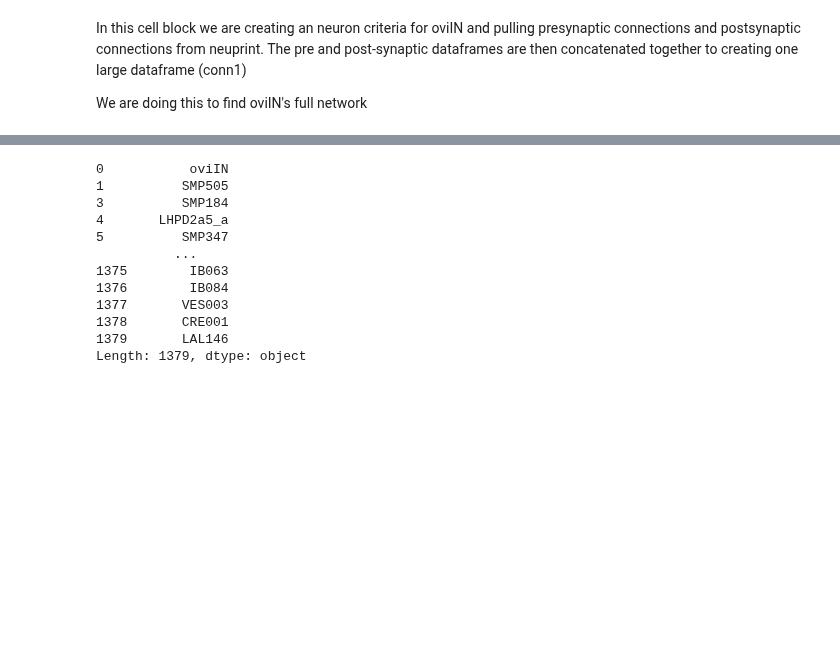
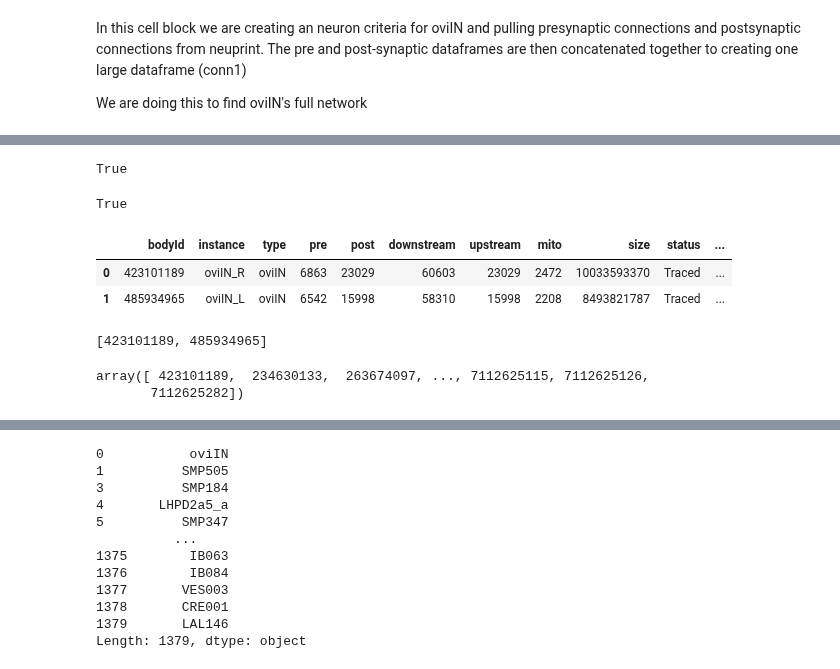
Before and after one commit to RhessaWL/flybrain-clustering, a Jupyter notebook: oviIN_june29/oviIN_network_creation.ipynb, the cells around one changed output, grey strips where cells are left out. Saved outputs shown, nothing was run; the diff lists cells and outputs as text; code cells hidden in the pictures; blank space fills up the shorter version.

```diff
--- a/oviIN_june29/oviIN_network_creation.ipynb
+++ b/oviIN_june29/oviIN_network_creation.ipynb
@@ -39 +29,5 @@ Note: oviIN appears at the top, connections will include oviIN
+# %%
+not isinstance(main_neurons, list)
+# %% [output]
+True
 # %%
@@ -40 +35,29 @@ Note: oviIN appears at the top, connections will include oviIN
 main_neurons = [423101189,485934965]
+# %%
+# for testing purposes
+main_neurons = 423101189
+# %%
+# checking whether main_neurons is an integer or a list of integers
+not (isinstance(main_neurons, int) or isinstance(main_neurons, list))
+# %% [output]
+True
+# %%
+from neuprint import fetch_neurons
+neurons_df, roi_counts_df = fetch_neurons(main_neurons)
+neurons_df
+# %% [output]
+|  | bodyId | instance | type | pre | post | downstream | upstream | mito | size | status | ... |
+| 0 | 423101189 | oviIN_R | oviIN | 6863 | 23029 | 60603 | 23029 | 2472 | 10033593370 | Traced | ... |
+| 1 | 485934965 | oviIN_L | oviIN | 6542 | 15998 | 58310 | 15998 | 2208 | 8493821787 | Traced | ... |
+# %%
+main_neurons = neurons_df['bodyId'].tolist()
+main_neurons
+# %% [output]
+[423101189, 485934965]
+# %%
+# Combining pre and post synaptic cell types into one list
+partners = pd.concat([pre['bodyId'], post['bodyId']]).unique()
+partners
+# %% [output]
+array([ 423101189,  234630133,  263674097, ..., 7112625115, 7112625126,
+       7112625282])
```
Also changed, not shown: parts of 6 cells of this notebook, 1 other file.
